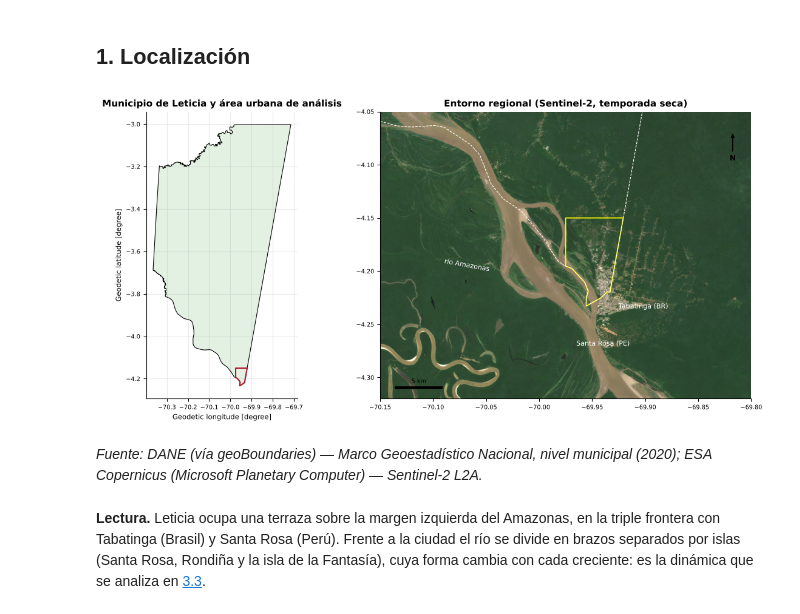
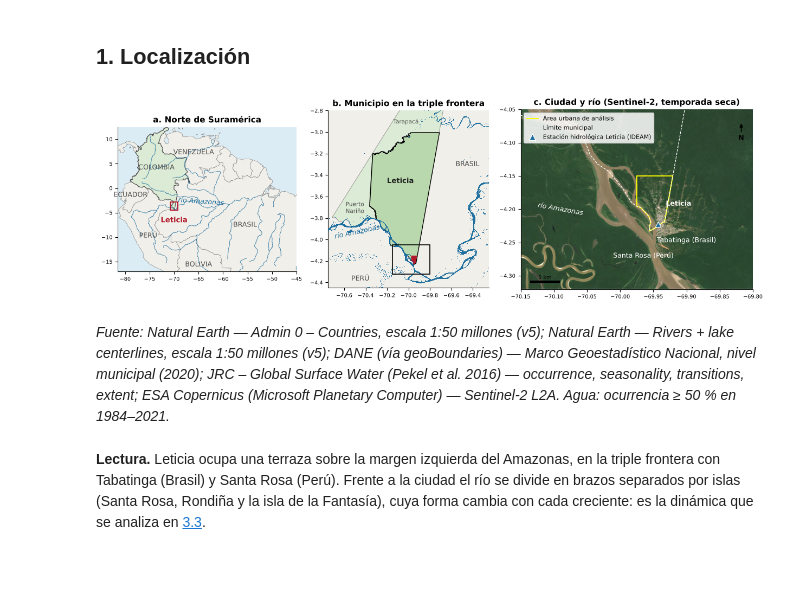
Before and after one commit to mromerot/leticia, a Jupyter notebook: book/02_datos/26_area_estudio.ipynb, the cells around one changed output. Drawn from its saved outputs; the diff is of its cells as text; code cells hidden in the pictures; blank space fills up the shorter version.

```diff
--- a/book/02_datos/26_area_estudio.ipynb
+++ b/book/02_datos/26_area_estudio.ipynb
@@ -54,28 +54,17 @@ display(pd.Series({
 | CRS de trabajo | EPSG:9377 |
 # %% [markdown]
 ## 1. Localización
-# %%
-rgb = espacial.mosaico_rgb()
-fig, ax = plt.subplots(1, 2, figsize=(12, 5.6), gridspec_kw={"width_ratios": [1, 1.25]})
-mun.boundary.plot(ax=ax[0], color="k", lw=0.8)
-mun.plot(ax=ax[0], color="#cfe8cf", alpha=0.6)
-urbana.to_crs(4326).boundary.plot(ax=ax[0], color=viz.ROJO, lw=1.5)
-ax[0].set_title("Municipio de Leticia y área urbana de análisis")
-ax[0].tick_params(labelsize=7)
-viz.fondo(ax[1], "bbox_regional")
-urbana.to_crs(4326).boundary.plot(ax=ax[1], color="yellow", lw=1.2)
-mun.boundary.plot(ax=ax[1], color="white", lw=0.8, ls="--")
-viz.marco(ax[1], "bbox_regional", "Entorno regional (Sentinel-2, temporada seca)")
-ax[1].annotate("Tabatinga (BR)", (-69.925, -4.235), color="white", fontsize=8)
-ax[1].annotate("Santa Rosa (PE)", (-69.965, -4.27), color="white", fontsize=8)
-ax[1].annotate("río Amazonas", (-70.09, -4.20), color="white", fontsize=8, rotation=-10)
-fig.tight_layout()
-# %% [output]
-[figure, removed]
+# %%
+#| label: fig-mapa-area
+rgb = espacial.mosaico_rgb()          # mapa base de todo el libro (se guarda en data/processed)
+fig = viz.mapa_localizacion()
+# %% [output]
+[figure, added]
 # %%
-viz.pie(viz.nota_fuente("limite_municipal", "sentinel2"))
+viz.pie(viz.nota_fuente("paises", "rios_principales", "limite_municipal", "agua_superficial_jrc", "sentinel2")
+        + " Agua: ocurrencia ≥ 50 % en 1984–2021.")
 # %% [output]
-*Fuente: DANE (vía geoBoundaries) — Marco Geoestadístico Nacional, nivel municipal (2020); ESA Copernicus (Microsoft Planetary Computer) — Sentinel-2 L2A.*
+*Fuente: Natural Earth — Admin 0 – Countries, escala 1:50 millones (v5); Natural Earth — Rivers + lake centerlines, escala 1:50 millones (v5); DANE (vía geoBoundaries) — Marco Geoestadístico Nacional, nivel municipal (2020); JRC – Global Surface Water (Pekel et al. 2016) — occurrence, seasonality, transitions, extent; ESA Copernicus (Microsoft Planetary Computer) — Sentinel-2 L2A. Agua: ocurrencia ≥ 50 % en 1984–2021.*
 # %% [markdown]
 **Lectura.** Leticia ocupa una terraza sobre la margen izquierda del Amazonas, en la triple frontera con
 Tabatinga (Brasil) y Santa Rosa (Perú). Frente a la ciudad el río se divide en brazos separados por islas
```
Also changed, not shown: 8 other files.
